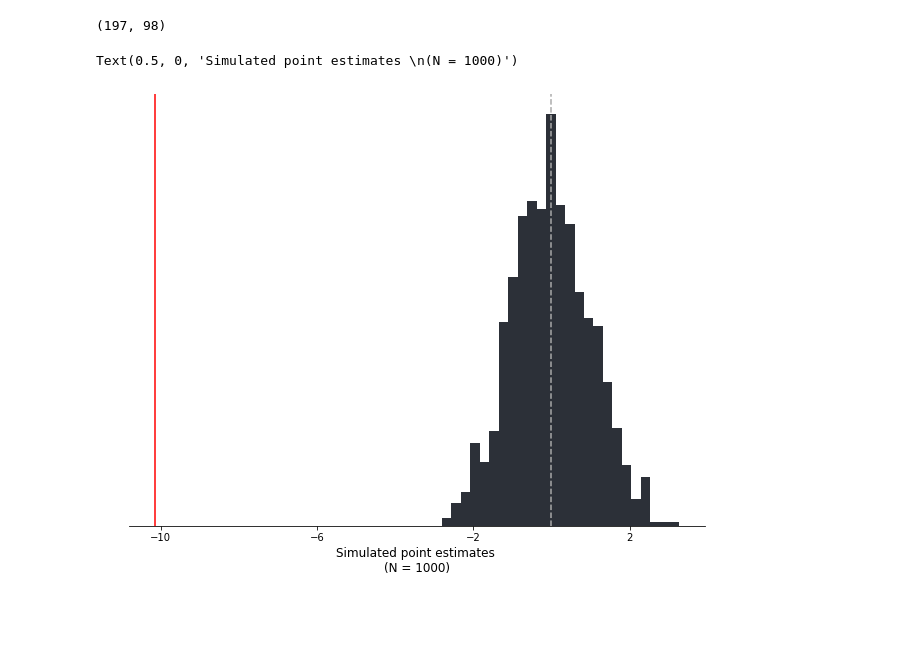
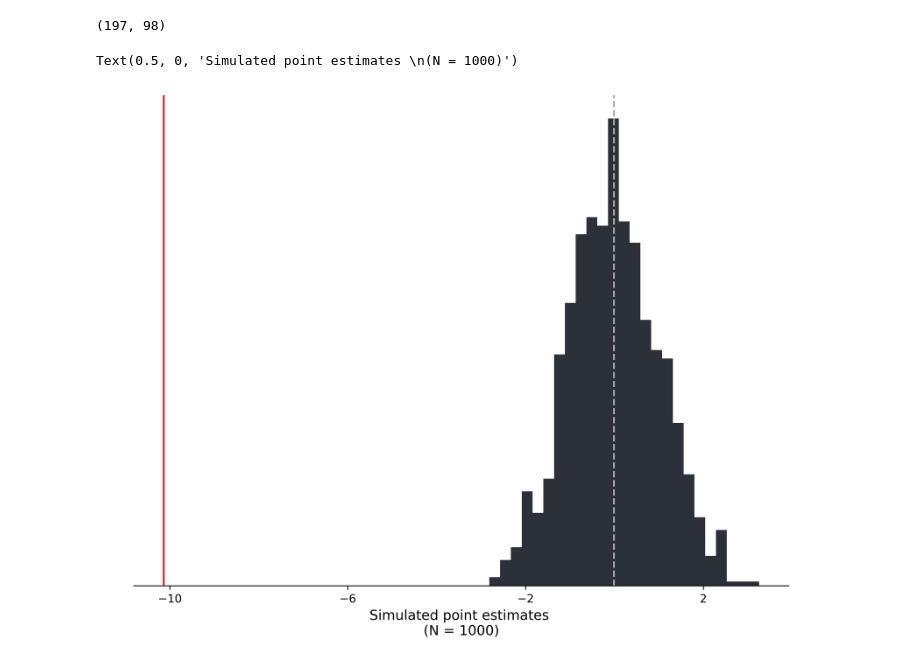
Before and after one commit to d2cml-ai/python_visual_library, a Jupyter notebook: python_notebooks/07_random_inference.ipynb, the cells around one changed output. Cells and saved outputs as stored; diff of their text form; code cells hidden in the pictures; blank space fills up the shorter version.

```diff
--- a/python_notebooks/07_random_inference.ipynb
+++ b/python_notebooks/07_random_inference.ipynb
@@ -34,32 +34,32 @@ for i in range(num_sim):
 
     sim_data['treat_sim'] = treat_sim
     res = smf.ols("health_expenditures ~ treat_sim", data = sim_data).fit()
     # print(res.params)
     sim_est.append(res.params[1])
 
 res = smf.ols("health_expenditures ~ treatment_locality", data = analysis_data).fit()
 point_est = res.params[1]
 
 
 bins = len(np.arange(min(sim_est), max(sim_est),  .25))
 mean_res = np.mean(sim_est)
 
 ## Plot elements
-fig = plt.figure(facecolor = 'white', figsize=(8, 6))
+fig = plt.figure(facecolor = 'white', figsize=(8, 6), dpi = 600)
 ax = fig.add_axes([.1, 1, 1, 1])
 # Histogram
 ax.hist(sim_est, bins = bins, color="#2c3038")
 # coef TReatment)locality, main data
 ax.axvline(point_est, color = "red")
 # mean simmulated coef
 ax.axvline(mean_res, color = "#aaa", linestyle = "--")
 # Border
 omit = ['top', 'right', 'left']
 # aesthetics
 ax.spines[omit].set_visible(False)
 ax.set_xticks(np.arange(int(point_est - .1), max(sim_est), 4))
 ax.tick_params('y', colors = 'white')
 ax.set_xlabel(f"Simulated point estimates \n(N = {num_sim})", size = 12)
 # %% [output]
 Text(0.5, 0, 'Simulated point estimates \n(N = 1000)')
-[figure, old version]
+[figure, new version]
```
Also changed, not shown: 2 other files.
